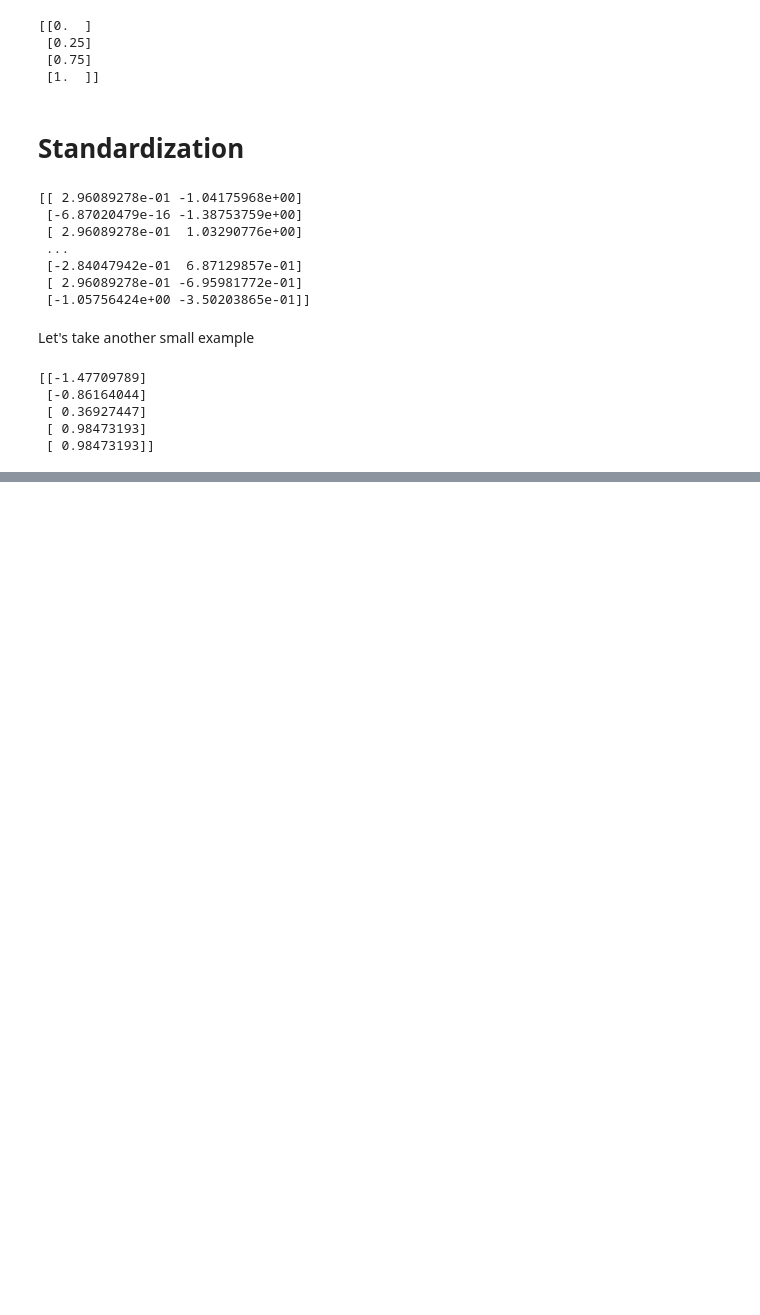
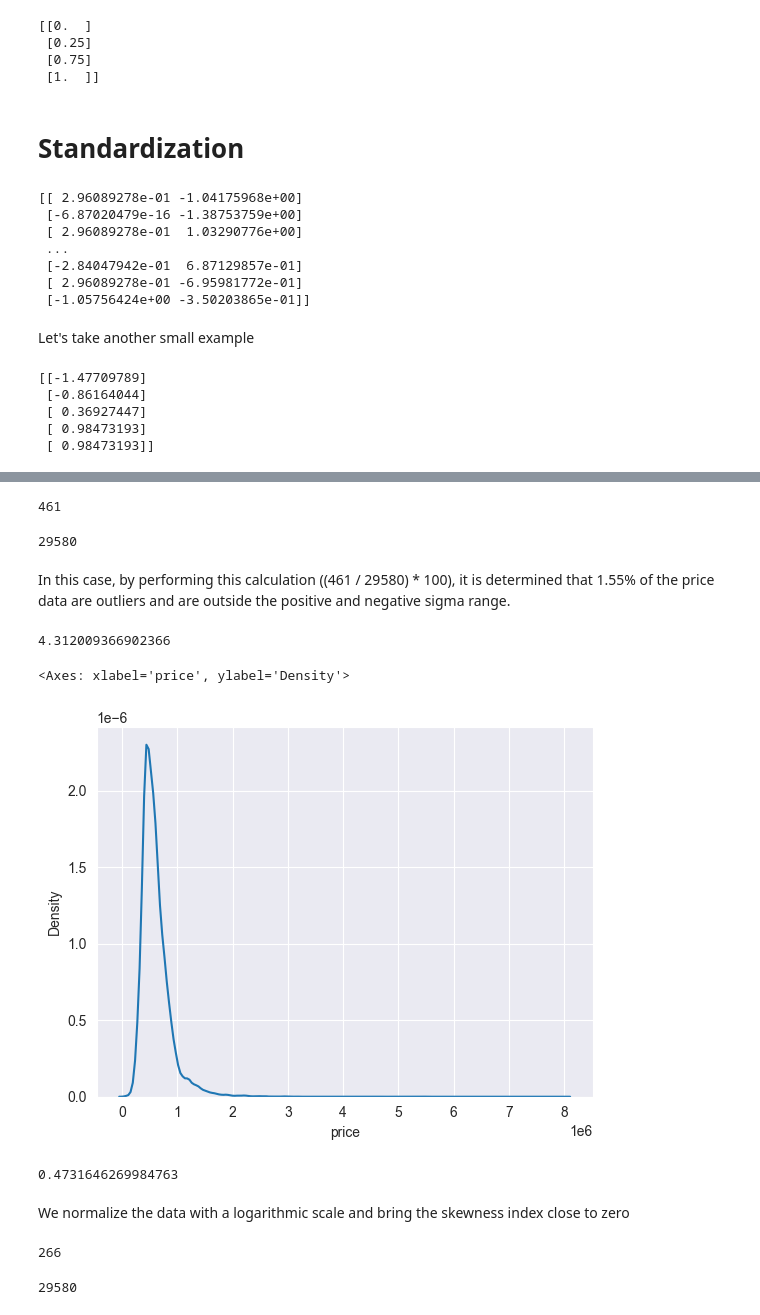
Before and after one commit to amirhosseinhamidian/EDA, a Jupyter notebook: Handling Missing Values.ipynb, the cells around one changed output, grey strips where cells are left out. Saved outputs shown, nothing was run; the diff lists cells and outputs as text; code cells hidden in the pictures; blank space fills up the shorter version.

```diff
--- a/Handling Missing Values.ipynb
+++ b/Handling Missing Values.ipynb
@@ -343,0 +351,2 @@ print(normalized_arr_ss)
+# %%
+data = pd.read_csv('D:\EDA\sales.csv')
@@ -343,0 +399,14 @@ print(normalized_arr_ss)
+# %%
+len(list_1)
+# %% [output]
+461
+# %%
+len(data)
+# %% [output]
+29580
+# %% [markdown]
+In this case, by performing this calculation ((461 / 29580) * 100), it is determined that 1.55% of the price data are outliers and are outside the positive and negative sigma range.
+# %%
+data.price.skew()
+# %% [output]
+4.312009366902366
@@ -343,0 +415,5 @@ print(normalized_arr_ss)
+# %%
+sns.kdeplot(data.price)
+# %% [output]
+<Axes: xlabel='price', ylabel='Density'>
+[figure, added]
@@ -343,0 +422,6 @@ print(normalized_arr_ss)
+# %%
+data.price_transformed.skew()
+# %% [output]
+0.4731646269984763
+# %% [markdown]
+ We normalize the data with a logarithmic scale and bring the skewness index close to zero
@@ -343,0 +430,8 @@ print(normalized_arr_ss)
+# %%
+len(list_2)
+# %% [output]
+266
+# %%
+len(data)
+# %% [output]
+29580
```
Also changed, not shown: parts of 39 cells of this notebook, 1 other file.
